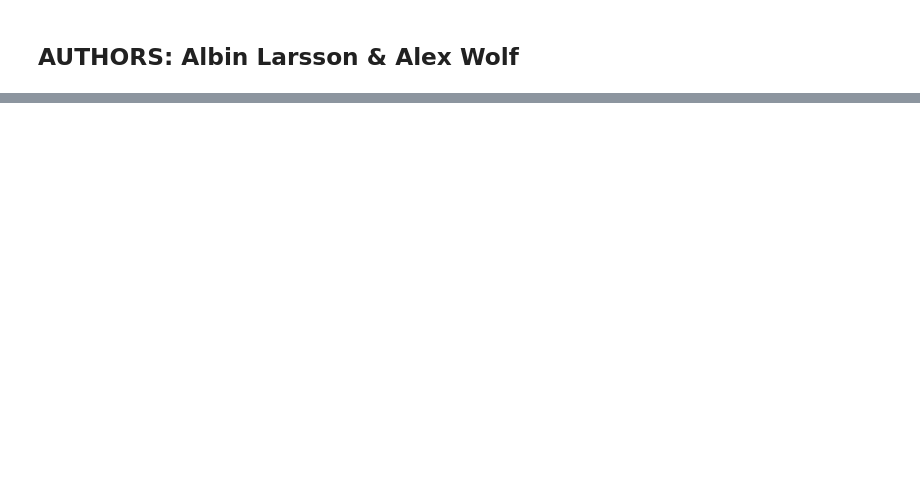
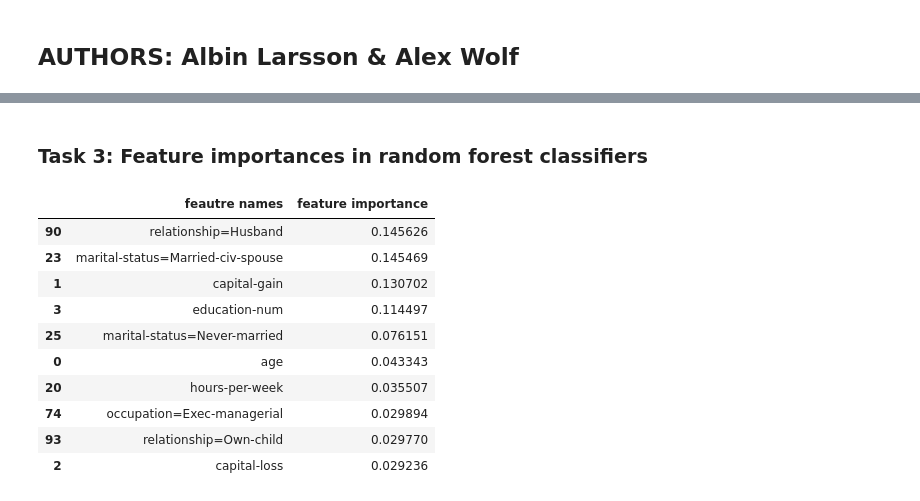
Before and after one commit to DJB1ra/DJB1ra-gu, a Jupyter notebook: assignment 2/Assignment 2_Albin.ipynb, the cells around one changed output, grey strips where cells are left out. Cells and saved outputs as stored; diff of their text form; code cells hidden in the pictures; blank space fills up the shorter version.

```diff
--- a/assignment 2/Assignment 2_Albin.ipynb
+++ b/assignment 2/Assignment 2_Albin.ipynb
@@ -189,0 +22,6 @@ What happens with the training time as the ensemble size grows?
+# %%
+# splitting labels and data training and test set
+Y_train = adult_train['target']
+X_train = adult_train.drop('target', axis=1)
+Y_test = adult_test['target']
+X_test = adult_test.drop('target', axis=1)
@@ -189,0 +31,3 @@ What happens with the training time as the ensemble size grows?
+# %%
+X_train_dict = X_train.to_dict(orient='records')
+X_test_dict = X_test.to_dict(orient='records')
@@ -189,0 +54,16 @@ What happens with the training time as the ensemble size grows?
+# %%
+from sklearn.pipeline import make_pipeline
+from sklearn.metrics import accuracy_score
+
+# create pipeline
+pipeline = make_pipeline(
+  DictVectorizer(),
+  DecisionTreeClassifier(random_state=0, max_depth=6)
+)
+
+# fit data and predict
+pipeline.fit(X_train_dict, Y_train)
+y_predict = pipeline.predict(X_test_dict)
+
+accuracy = accuracy_score(Y_test, y_predict)
+print(f"Accuracy: {accuracy}")
@@ -189,0 +180,32 @@ What happens with the training time as the ensemble size grows?
+# %% [markdown]
+<h3>Task 3: Feature importances in random forest classifiers</h3>
+# %%
+from sklearn.pipeline import make_pipeline
+
+# create pipeline
+pipeline = make_pipeline(
+  DictVectorizer(),
+  RandomForestClassifier(random_state=0, max_depth=6, n_estimators=100)
+)
+
+# fit data and predict
+pipeline.fit(X_train_dict, Y_train)
+y_predict = pipeline.predict(X_test_dict)
+
+fn,fi = pipeline.steps[0][1].feature_names_, pipeline.steps[1][1].feature_importances_
+# %%
+score_df = pd.DataFrame({'feautre names': fn, 'feature importance': fi})
+score_df = score_df.sort_values(by='feature importance', ascending=False)
+score_df.head(10)
+# %% [output]
+|  | feautre names | feature importance |
+| 90 | relationship=Husband | 0.145626 |
+| 23 | marital-status=Married-civ-spouse | 0.145469 |
+| 1 | capital-gain | 0.130702 |
+| 3 | education-num | 0.114497 |
+| 25 | marital-status=Never-married | 0.076151 |
+| 0 | age | 0.043343 |
+| 20 | hours-per-week | 0.035507 |
+| 74 | occupation=Exec-managerial | 0.029894 |
+| 93 | relationship=Own-child | 0.029770 |
+| 2 | capital-loss | 0.029236 |
```
Also changed, not shown: parts of 40 cells of this notebook.
